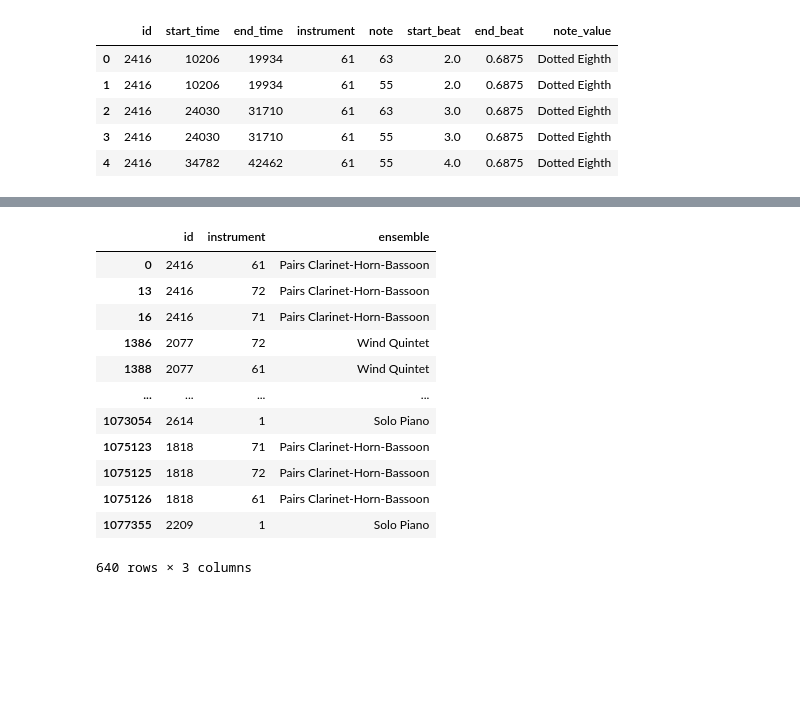
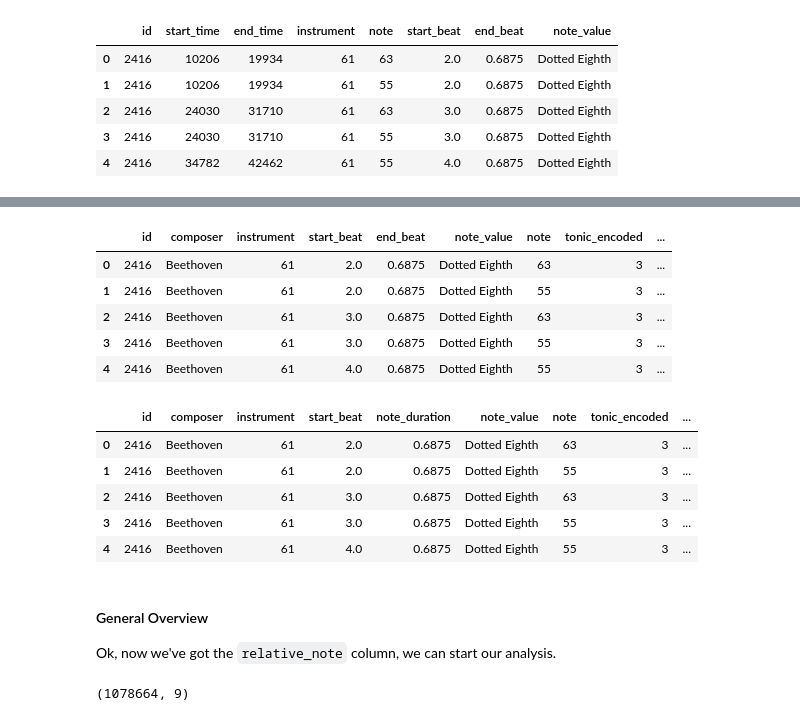
Before and after one commit to xsvxldx/classical_music, a Jupyter notebook: 03-scores_analysis.ipynb, the cells around one changed output, grey strips where cells are left out. Cells and saved outputs as stored; diff of their text form; code cells hidden in the pictures; blank space fills up the shorter version.

```diff
--- a/03-scores_analysis.ipynb
+++ b/03-scores_analysis.ipynb
@@ -33,5 +33,7 @@ df_meta.head(5)
 | 3 | 1730 | Schubert | Piano Quintet in A major | 5. Allegro giusto | Piano Quintet | 368 | A major | A | 9 | major |
 | 4 | 1733 | Schubert | Piano Sonata in A major | 2. Andantino | Solo Piano | 546 | A major | A | 9 | major |
 # %%
-# Joining the data
+# Joining the data and keeping only the  columns needed
 df = df_scores.merge(df_meta, how='inner', on='id')
+df = df[['id', 'composer', 'instrument', 'start_beat', 'end_beat', 'note_value', 'note', 'tonic_encoded']]
+df.head(5)
@@ -59,18 +47,32 @@ instruments = sorted(df_scores['instrument'].unique())
-# %%
-# Joining the data
-df = df_scores.merge(df_meta, how='inner', on='id')
-df[['id','instrument','ensemble']].drop_duplicates()
-# %% [output]
-|  | id | instrument | ensemble |
-| 0 | 2416 | 61 | Pairs Clarinet-Horn-Bassoon |
-| 13 | 2416 | 72 | Pairs Clarinet-Horn-Bassoon |
-| 16 | 2416 | 71 | Pairs Clarinet-Horn-Bassoon |
-| 1386 | 2077 | 72 | Wind Quintet |
-| 1388 | 2077 | 61 | Wind Quintet |
-| ... | ... | ... | ... |
-| 1073054 | 2614 | 1 | Solo Piano |
-| 1075123 | 1818 | 71 | Pairs Clarinet-Horn-Bassoon |
-| 1075125 | 1818 | 72 | Pairs Clarinet-Horn-Bassoon |
-| 1075126 | 1818 | 61 | Pairs Clarinet-Horn-Bassoon |
-| 1077355 | 2209 | 1 | Solo Piano |
-640 rows × 3 columns
+# %%
+# Creating the column 'relative_note'
+# We need the remainder of the note divided by 12, so we get the note regardless of the octave used.
+df['relative_note'] = (df.note - df.tonic_encoded)%12
+df.head(5)
+# %% [output]
+|  | id | composer | instrument | start_beat | end_beat | note_value | note | tonic_encoded | ... |
+| 0 | 2416 | Beethoven | 61 | 2.0 | 0.6875 | Dotted Eighth | 63 | 3 | ... |
+| 1 | 2416 | Beethoven | 61 | 2.0 | 0.6875 | Dotted Eighth | 55 | 3 | ... |
+| 2 | 2416 | Beethoven | 61 | 3.0 | 0.6875 | Dotted Eighth | 63 | 3 | ... |
+| 3 | 2416 | Beethoven | 61 | 3.0 | 0.6875 | Dotted Eighth | 55 | 3 | ... |
+| 4 | 2416 | Beethoven | 61 | 4.0 | 0.6875 | Dotted Eighth | 55 | 3 | ... |
+# %%
+# I've just realised that the column 'end_beat' actually shows duration of the note measured in quarter notes
+df.rename({'end_beat': 'note_duration'}, axis=1, inplace=True)
+df.head(5)
+# %% [output]
+|  | id | composer | instrument | start_beat | note_duration | note_value | note | tonic_encoded | ... |
+| 0 | 2416 | Beethoven | 61 | 2.0 | 0.6875 | Dotted Eighth | 63 | 3 | ... |
+| 1 | 2416 | Beethoven | 61 | 2.0 | 0.6875 | Dotted Eighth | 55 | 3 | ... |
+| 2 | 2416 | Beethoven | 61 | 3.0 | 0.6875 | Dotted Eighth | 63 | 3 | ... |
+| 3 | 2416 | Beethoven | 61 | 3.0 | 0.6875 | Dotted Eighth | 55 | 3 | ... |
+| 4 | 2416 | Beethoven | 61 | 4.0 | 0.6875 | Dotted Eighth | 55 | 3 | ... |
+# %% [markdown]
+#### General Overview
+
+Ok, now we've got the `relative_note` column, we can start our analysis.
+# %%
+# Shape of the dataset now we've joined with the metadata
+df.shape
+# %% [output]
+(1078664, 9)
```
Also changed, not shown: parts of 16 cells of this notebook.
